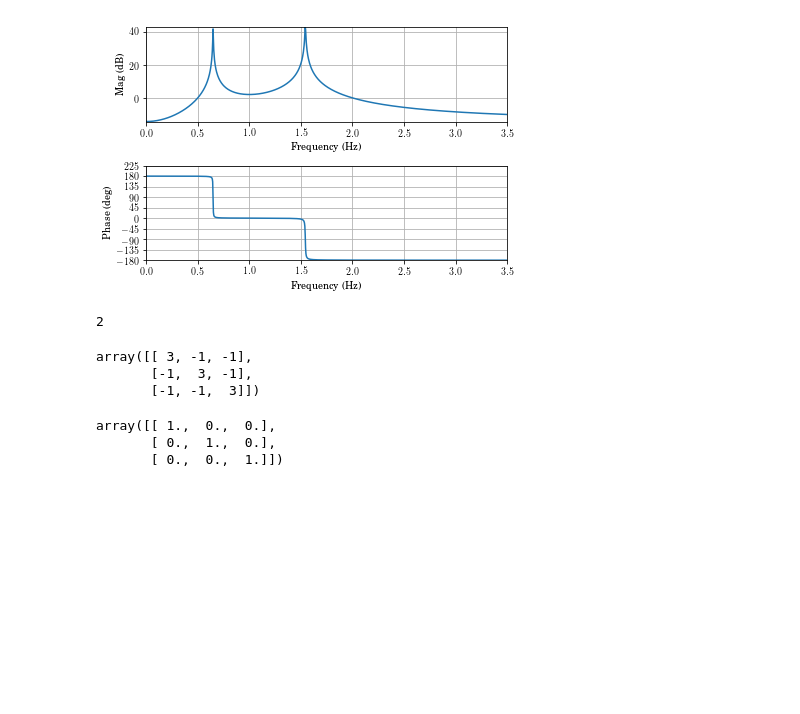
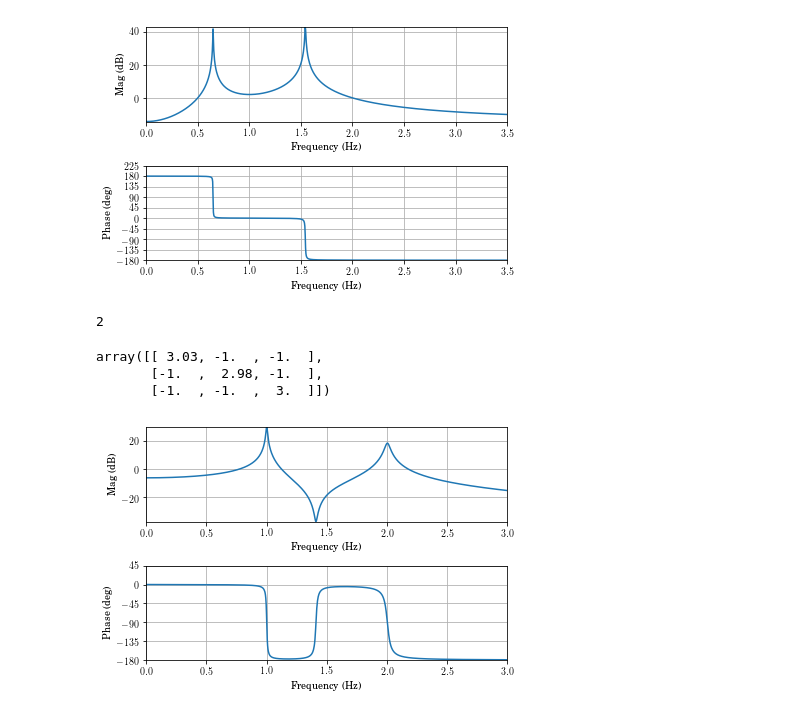
Before and after one commit to Vibration-Testing/vibrationtesting, a Jupyter notebook: docs/tutorial/Notebooks/CMIF.ipynb, the cells around one changed output. Saved outputs shown, nothing was run; the diff lists cells and outputs as text; code cells hidden in the pictures; blank space fills up the shorter version.

```diff
--- a/docs/tutorial/Notebooks/CMIF.ipynb
+++ b/docs/tutorial/Notebooks/CMIF.ipynb
@@ -87,9 +87,10 @@ B.shape[1]
 # %%
 M = np.diag([1,1,1])
 # %%
-K = np.array([[3, -1, -1],[-1, 3, -1],[-1, -1, 3]])
+K_tuned = np.array([[3., -1, -1],[-1, 3, -1],[-1, -1, 3]])
+K = np.array([[3.03, -1, -1],[-1, 2.98, -1],[-1, -1, 3]])
 K
 # %% [output]
-array([[ 3, -1, -1],
-       [-1,  3, -1],
-       [-1, -1,  3]])
+array([[ 3.03, -1.  , -1.  ],
+       [-1.  ,  2.98, -1.  ],
+       [-1.  , -1.  ,  3.  ]])
@@ -102,7 +96,0 @@ Cv = Ca = np.zeros_like(Cd)
-# %%
-Bt = np.eye(3)
-Bt
-# %% [output]
-array([[ 1.,  0.,  0.],
-       [ 0.,  1.,  0.],
-       [ 0.,  0.,  1.]])
@@ -109,2 +102,6 @@ array([[ 1.,  0.,  0.],
 # %%
-omega, H = vt.sos_frf(M, Damping, K, Bt, Cd, Cv, Ca, .0, 3, 1, 2)
+omega, H = vt.sos_frf(M, Damping, K, Bt, Cd, Cv, Ca, .0, 3, 1, 1)
+
+vt.frfplot(omega, H)
+# %% [output]
+[figure, added]
```
Also changed, not shown: parts of 16 cells of this notebook.
